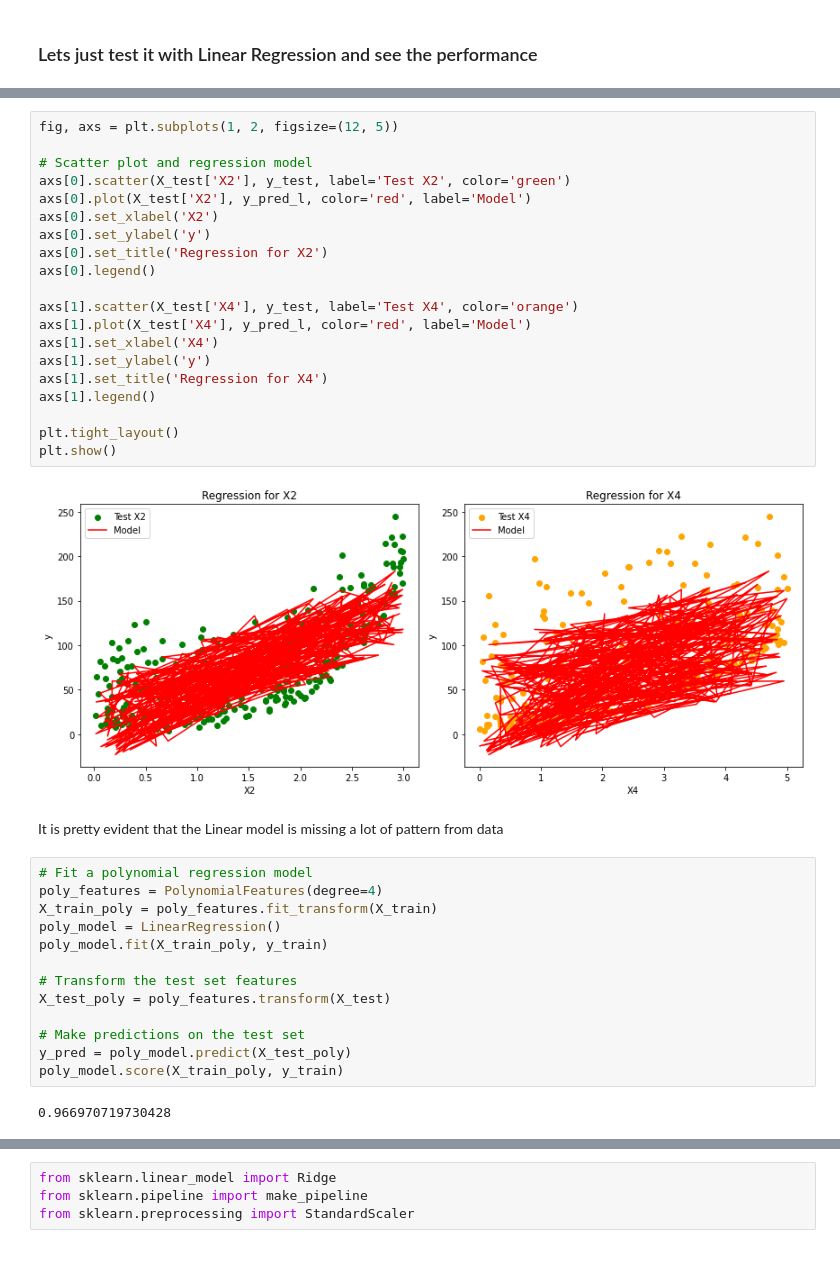
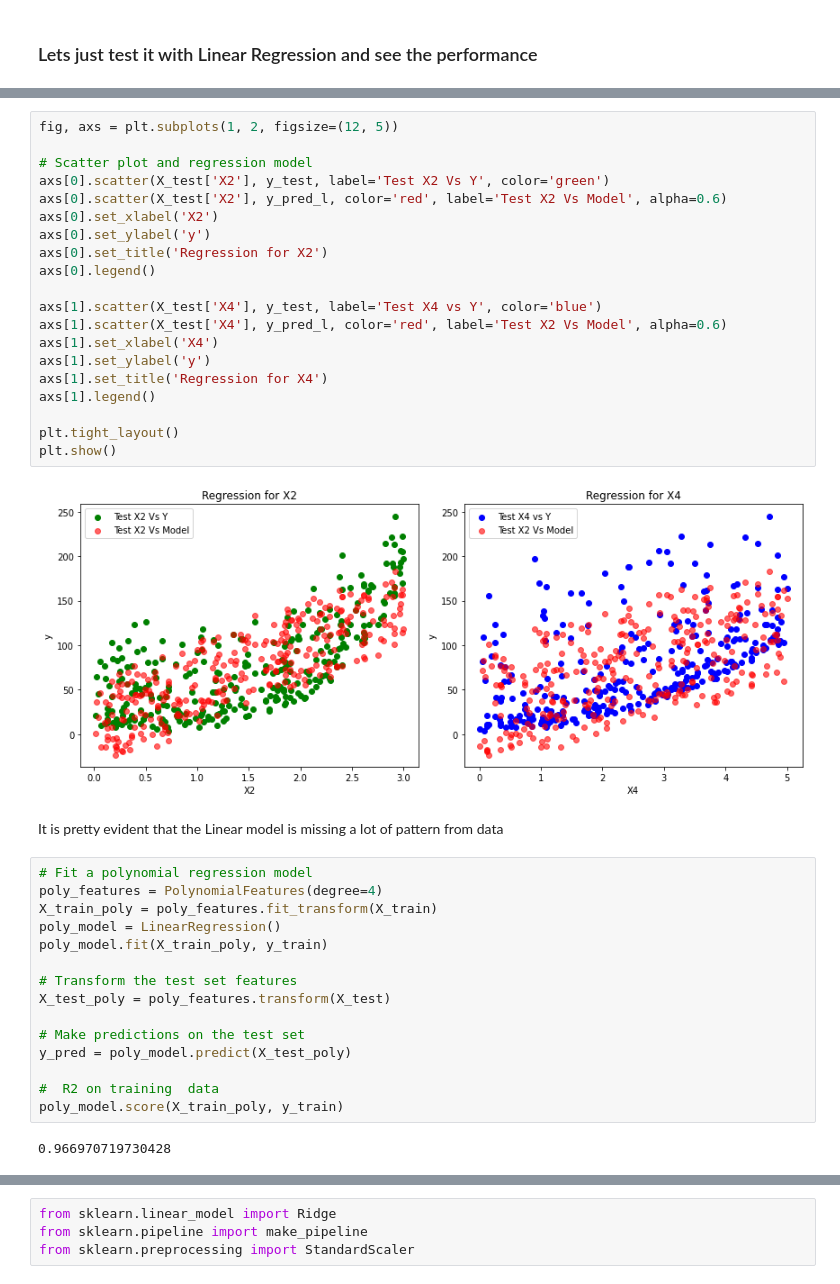
Before and after one commit to atomikkus/polynomial_regression, a Jupyter notebook: polynomial_regresion.ipynb, the cells around one changed output, grey strips where cells are left out. Cells and saved outputs as stored; diff of their text form.

```diff
--- a/polynomial_regresion.ipynb
+++ b/polynomial_regresion.ipynb
@@ -99,25 +96,25 @@ R2 0.7676879934364671 :(
 # %%
 fig, axs = plt.subplots(1, 2, figsize=(12, 5))
 
 # Scatter plot and regression model
-axs[0].scatter(X_test['X2'], y_test, label='Test X2', color='green')
-axs[0].plot(X_test['X2'], y_pred_l, color='red', label='Model')
+axs[0].scatter(X_test['X2'], y_test, label='Test X2 Vs Y', color='green')
+axs[0].scatter(X_test['X2'], y_pred_l, color='red', label='Test X2 Vs Model', alpha=0.6)
 axs[0].set_xlabel('X2')
 axs[0].set_ylabel('y')
 axs[0].set_title('Regression for X2')
 axs[0].legend()
 
-axs[1].scatter(X_test['X4'], y_test, label='Test X4', color='orange')
-axs[1].plot(X_test['X4'], y_pred_l, color='red', label='Model')
+axs[1].scatter(X_test['X4'], y_test, label='Test X4 vs Y', color='blue')
+axs[1].scatter(X_test['X4'], y_pred_l, color='red', label='Test X2 Vs Model', alpha=0.6)
 axs[1].set_xlabel('X4')
 axs[1].set_ylabel('y')
 axs[1].set_title('Regression for X4')
 axs[1].legend()
 
 plt.tight_layout()
 plt.show()
 # %% [output]
-[figure, old version]
+[figure, new version]
 # %% [markdown]
 It is pretty evident that the Linear model is missing a lot of pattern from data
 # %%
@@ -132,6 +129,8 @@ X_test_poly = poly_features.transform(X_test)
 
 # Make predictions on the test set
 y_pred = poly_model.predict(X_test_poly)
+
+#  R2 on training  data
 poly_model.score(X_train_poly, y_train)
 # %% [output]
 0.966970719730428
```
Also changed, not shown: parts of 20 cells of this notebook.
